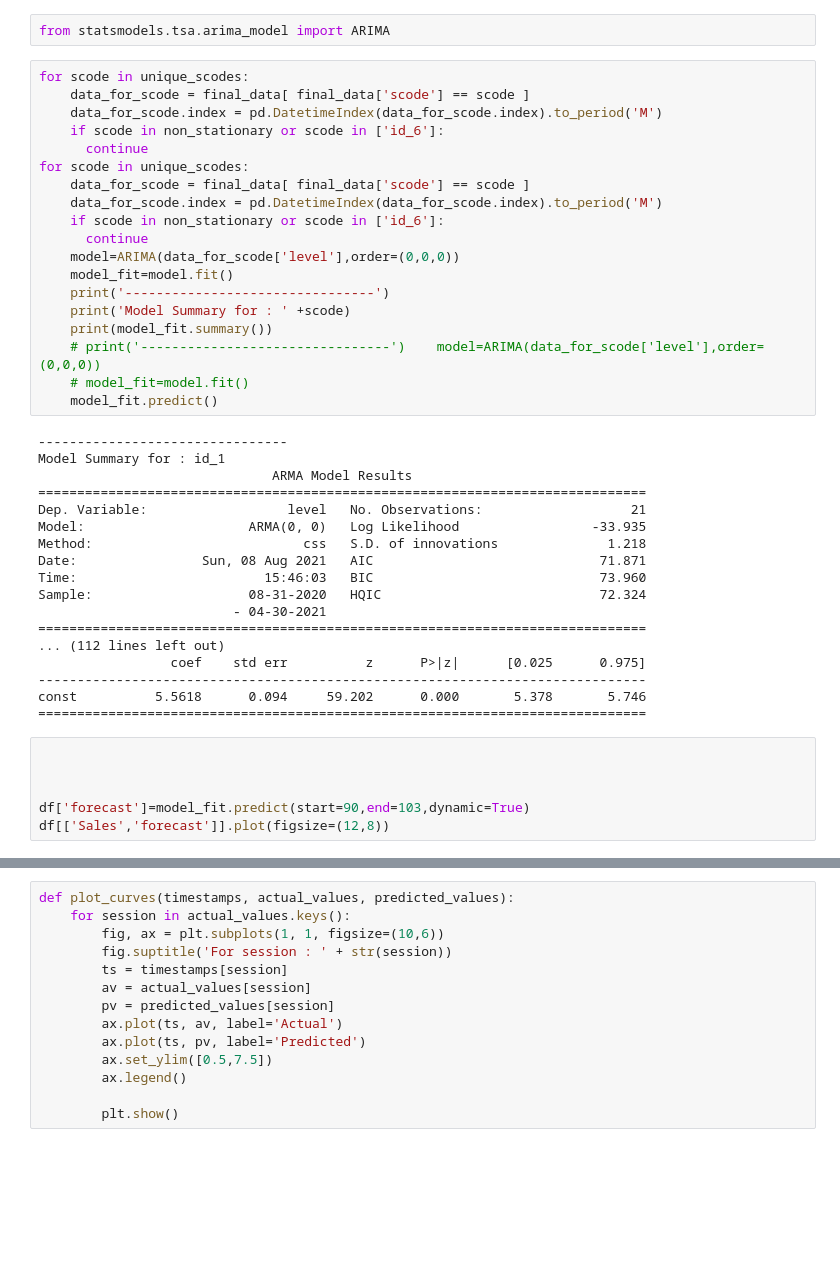
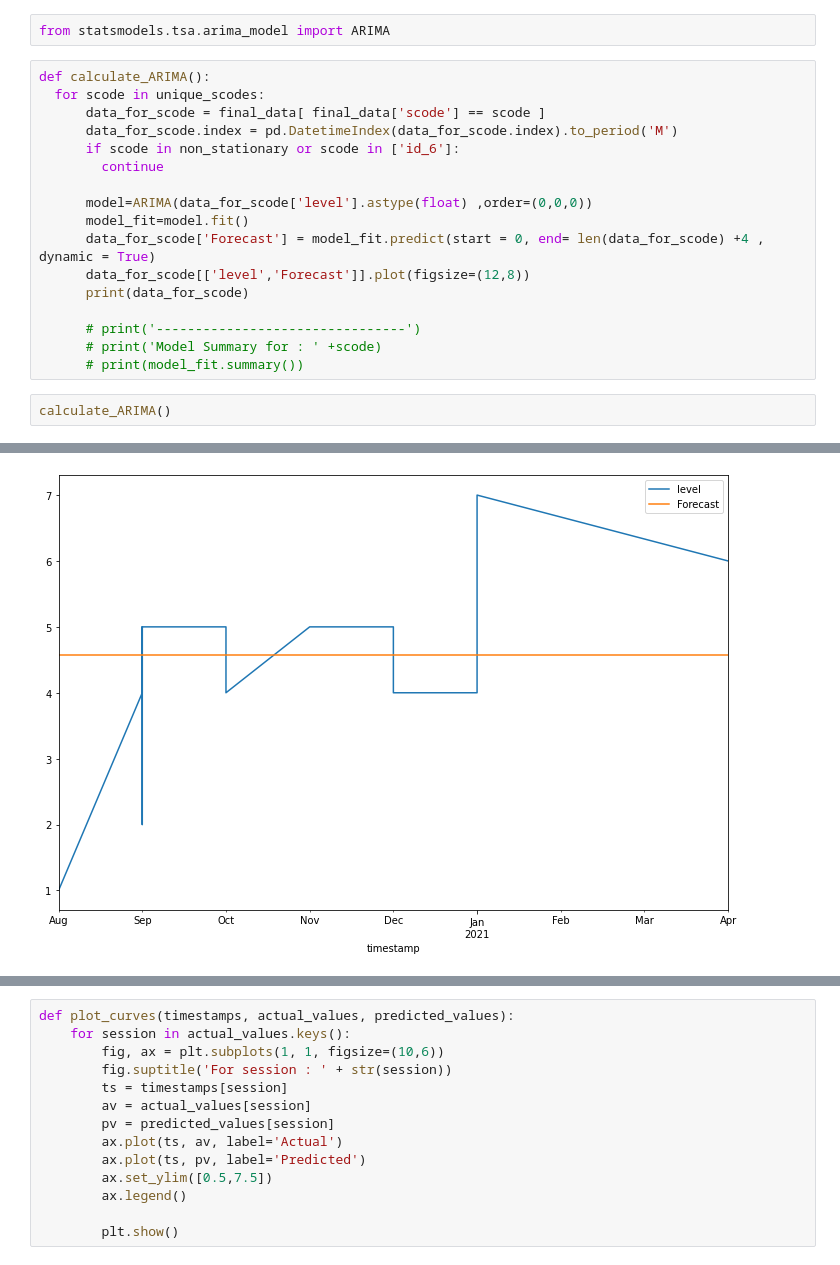
Before and after one commit to GuptaTanay/Battery-Level-Prediction, a Jupyter notebook: Battery_Level_Prediction.ipynb, the cells around one changed output, grey strips where cells are left out. Drawn from its saved outputs; the diff is of its cells as text; blank space fills up the shorter version.

```diff
--- a/Battery_Level_Prediction.ipynb
+++ b/Battery_Level_Prediction.ipynb
@@ -332,45 +335,22 @@ q = 1
 # %%
 from statsmodels.tsa.arima_model import ARIMA
 # %%
-for scode in unique_scodes:
-    data_for_scode = final_data[ final_data['scode'] == scode ]
-    data_for_scode.index = pd.DatetimeIndex(data_for_scode.index).to_period('M')
-    if scode in non_stationary or scode in ['id_6']:
-      continue
-for scode in unique_scodes:
-    data_for_scode = final_data[ final_data['scode'] == scode ]
-    data_for_scode.index = pd.DatetimeIndex(data_for_scode.index).to_period('M')
-    if scode in non_stationary or scode in ['id_6']:
-      continue
-    model=ARIMA(data_for_scode['level'],order=(0,0,0))
-    model_fit=model.fit()
-    print('--------------------------------')
-    print('Model Summary for : ' +scode)
-    print(model_fit.summary())
-    # print('--------------------------------')    model=ARIMA(data_for_scode['level'],order=(0,0,0))
-    # model_fit=model.fit()
-    model_fit.predict()
+def calculate_ARIMA():
+  for scode in unique_scodes:
+      data_for_scode = final_data[ final_data['scode'] == scode ]
+      data_for_scode.index = pd.DatetimeIndex(data_for_scode.index).to_period('M')
+      if scode in non_stationary or scode in ['id_6']:
+        continue
+
+      model=ARIMA(data_for_scode['level'].astype(float) ,order=(0,0,0))
+      model_fit=model.fit()
+      data_for_scode['Forecast'] = model_fit.predict(start = 0, end= len(data_for_scode) +4 , dynamic = True)
+      data_for_scode[['level','Forecast']].plot(figsize=(12,8))
+      print(data_for_scode)
+
+      # print('--------------------------------')
+      # print('Model Summary for : ' +scode)
+      # print(model_fit.summary())
-# %% [output]
---------------------------------
-Model Summary for : id_1
-                              ARMA Model Results
-==============================================================================
-Dep. Variable:                  level   No. Observations:                   21
-Model:                     ARMA(0, 0)   Log Likelihood                 -33.935
-Method:                           css   S.D. of innovations              1.218
-Date:                Sun, 08 Aug 2021   AIC                             71.871
-Time:                        15:46:03   BIC                             73.960
-Sample:                    08-31-2020   HQIC                            72.324
-                         - 04-30-2021
-==============================================================================
-... (112 lines left out)
-                 coef    std err          z      P>|z|      [0.025      0.975]
-------------------------------------------------------------------------------
-const          5.5618      0.094     59.202      0.000       5.378       5.746
-==============================================================================
-# %%
-
-
-
-df['forecast']=model_fit.predict(start=90,end=103,dynamic=True)
-df[['Sales','forecast']].plot(figsize=(12,8))
+# %%
+calculate_ARIMA()
+# %% [output]
@@ -376,0 +423 @@ df[['Sales','forecast']].plot(figsize=(12,8))
+[figure, added]
```
Also changed, not shown: parts of 4 cells of this notebook.
